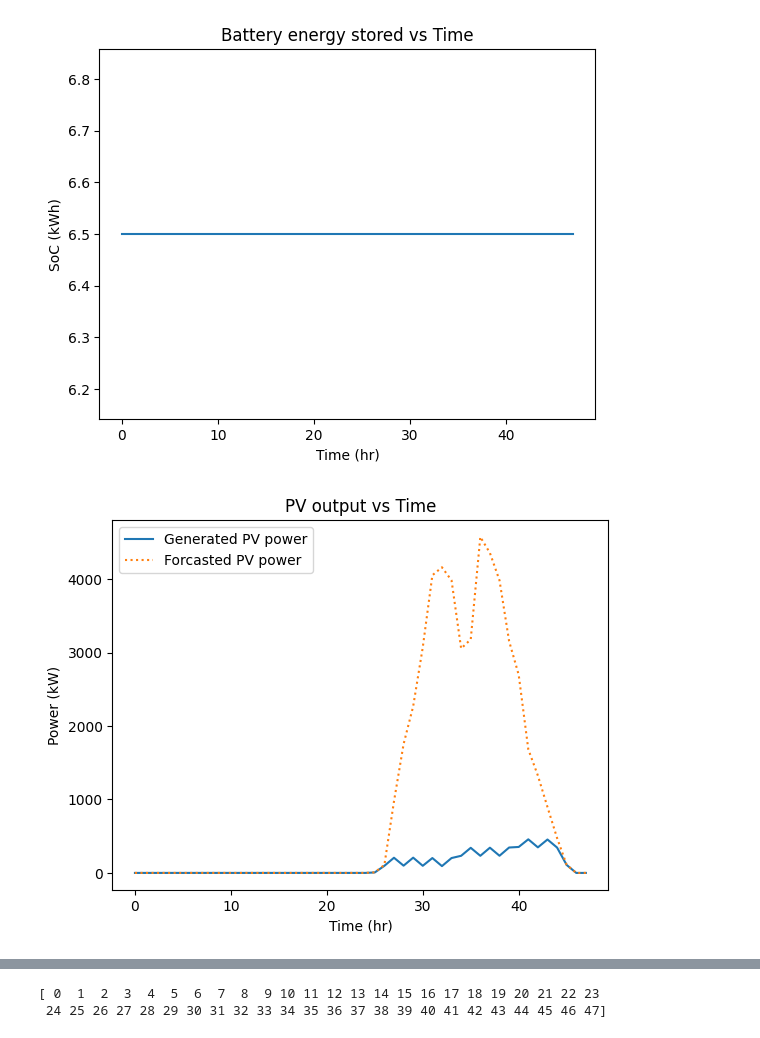
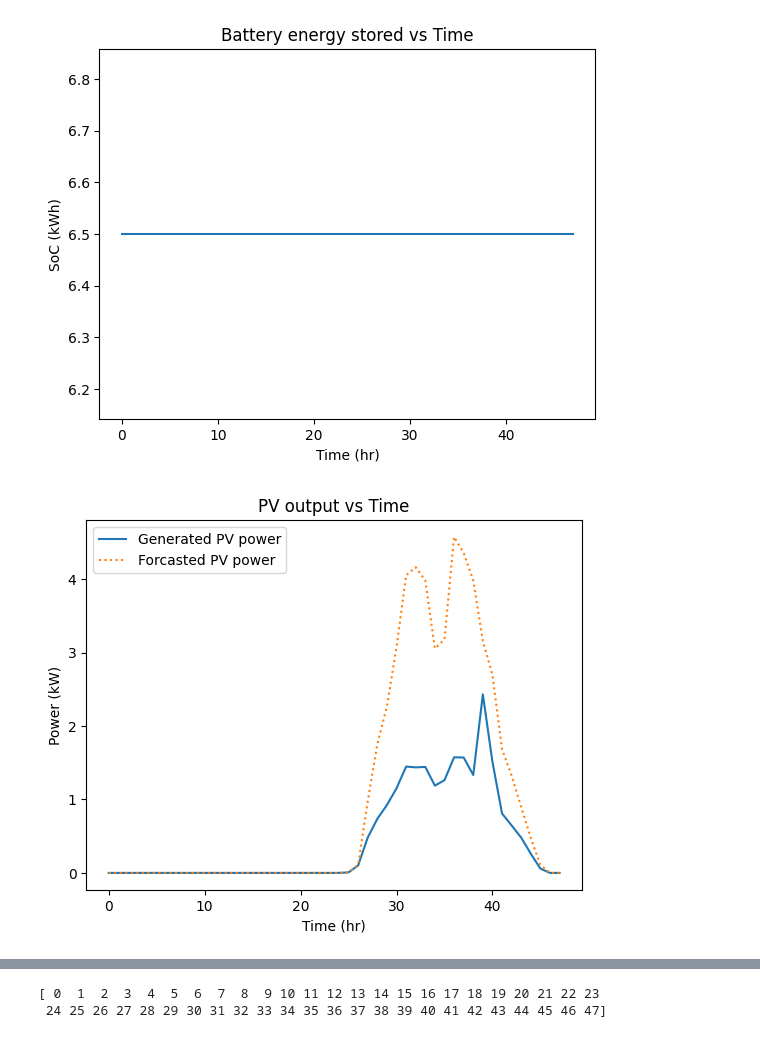
Before and after one commit to Muckthebuck/2023-Energy-kit, a Jupyter notebook: optimization(unidirectional_pricing).ipynb, the cells around one changed output, grey strips where cells are left out. Drawn from its saved outputs; the diff is of its cells as text; code cells hidden in the pictures.

```diff
--- a/optimization(unidirectional_pricing).ipynb
+++ b/optimization(unidirectional_pricing).ipynb
@@ -321,7 +321,7 @@ def plot_forecast(m, time_values):
 
     return
 
-# Generate test data for 24 hours (see next section for data used in final)
+'''# Generate test data for 24 hours (see next section for data used in final)
 ################################################ DUMMY DATA TO BE REPLACED WITH ML ################################################
 
 # Outside temperature data
@@ -344,7 +344,7 @@ Load = load_profile_min[::30]/1000 #extract the 30th index at each stage #### NE
 
 # Insolation (kW/m2) data (test values)
 Ins_PV = [0.0, 0.0, 0.0, 0.0, 0.0, 0.0, 0.0, 0.0, 0.0, 0.0, 0.0, 0.0, 0.01, 0.05, 0.1, 0.15, 0.2, 0.25, 0.31, 0.37, 0.45, 0.55, 0.68, 0.75, 0.77, 0.75, 0.73, 0.7, 0.6, 0.55, 0.5, 0.45, 0.4, 0.35, 0.22, 0.15, 0.1, 0.05, 0.02, 0.01, 0.0, 0.0, 0.0, 0.0, 0.0, 0.0, 0.0, 0.0]
-
+  '''
 # Time array (24 hours)
 time_array = np.array(range(0,48))
 
@@ -358,7 +358,7 @@ df['datetime'] = pd.to_datetime(df['datetime'], format='%Y%m%d%H%M')
 df.set_index('datetime', inplace=True)
 # drop the 'UTC_DATE' and 'UTC_TIME' columns
 df = df.drop(['UTC_DATE', 'UTC_TIME', 'WABANNO', 'LST_DATE', 'CRX_VN', 'LONG', 'LAT'], axis=1)
-Ins_PV_set = df['SOLAR_RAD'][11:-1:6]
+Ins_PV_set = df['SOLAR_RAD'][11:-1:6]/1000
 T_out_set = df['SURFACE_TEMP'][11:-1:6]
 
 #read load
@@ -370,7 +370,7 @@ n_rows = len(df)
 date_col = pd.date_range(start='2023-01-01', periods=n_rows, freq=f'{freq_minutes}min')
 df['datetime'] = date_col
 df.set_index('datetime', inplace=True)
-Load_set = df['load'][60:-1:30]
+Load_set = df['load'][60:-1:30]/1000
 
 ##Inegration##
 
@@ -490,2 +490,2 @@ Total cost: 562.71
 [figure]
-[figure, old version]
+[figure, new version]
```
Also changed, not shown: parts of 1 cell of this notebook, 1 other file.
